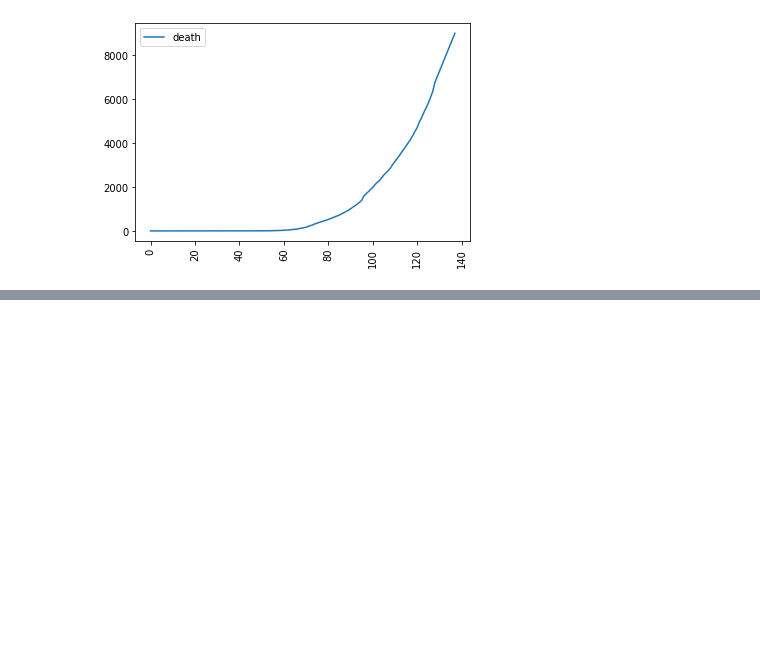
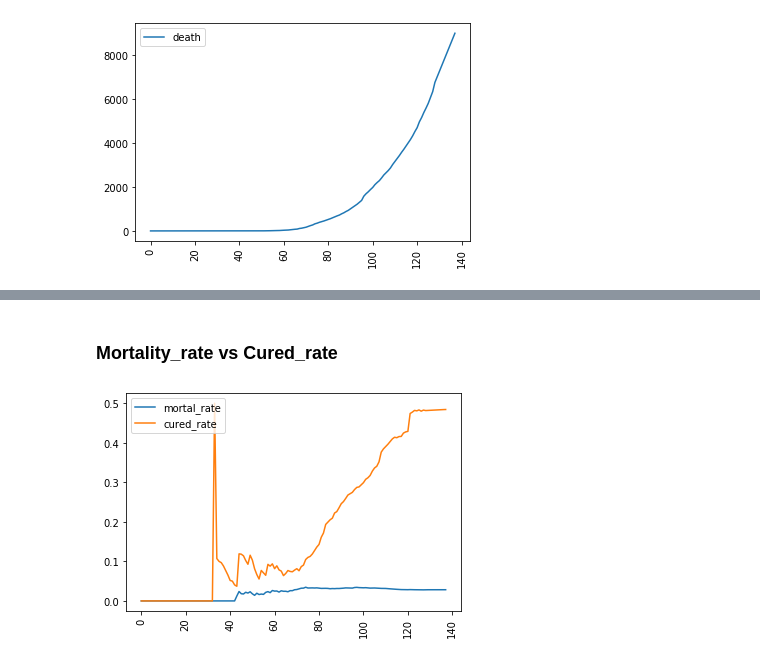
Before and after one commit to abr-98/COVID-19_regression_analysis, a Jupyter notebook: confirmed_death_cured_predict.ipynb, the cells around one changed output, grey strips where cells are left out. Drawn from its saved outputs; the diff is of its cells as text; code cells hidden in the pictures; blank space fills up the shorter version.

```diff
--- a/confirmed_death_cured_predict.ipynb
+++ b/confirmed_death_cured_predict.ipynb
@@ -767,0 +770,6 @@ plt.show()
+# %%
+import pandas as pd
+df=pd.read_csv('obtained.csv',index_col=-1)
+
+
+print(df.head())
@@ -767,0 +784,18 @@ plt.show()
+# %%
+mortal_rate=[]
+cured_rate=[]
+
+i=0
+
+while(i<len(df)):
+	res=df.iloc[i]['Deaths']/df.iloc[i]['Confirmed']
+	res_2=df.iloc[i]['Cured']/df.iloc[i]['Confirmed']
+
+	mortal_rate.append(res)
+	cured_rate.append(res_2)
+
+	i+=1
+
+
+df['mortal_rate']=mortal_rate
+df['cured_rate']=cured_rate
@@ -767,0 +812,17 @@ plt.show()
+# %% [markdown]
+### Mortality_rate vs Cured_rate
+# %%
+import matplotlib.pyplot as plt
+
+
+ax1=plt.subplot2grid((4,1), (0,0), rowspan=5, colspan=1)
+
+ax1.plot(df.index, df['mortal_rate'], label="mortal_rate")
+ax1.plot(df.index, df['cured_rate'], label="cured_rate")
+
+plt.legend(loc="upper left")
+plt.xticks(rotation=90)
+
+plt.show()
+# %% [output]
+[figure, added]
```
Also changed, not shown: parts of 14 cells of this notebook, 5 other files.
